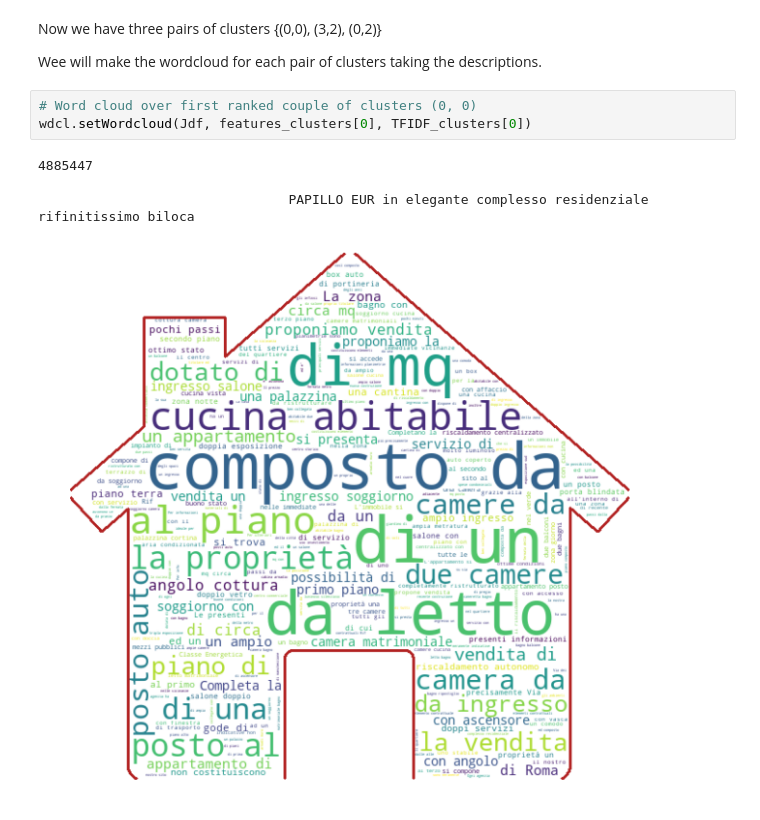
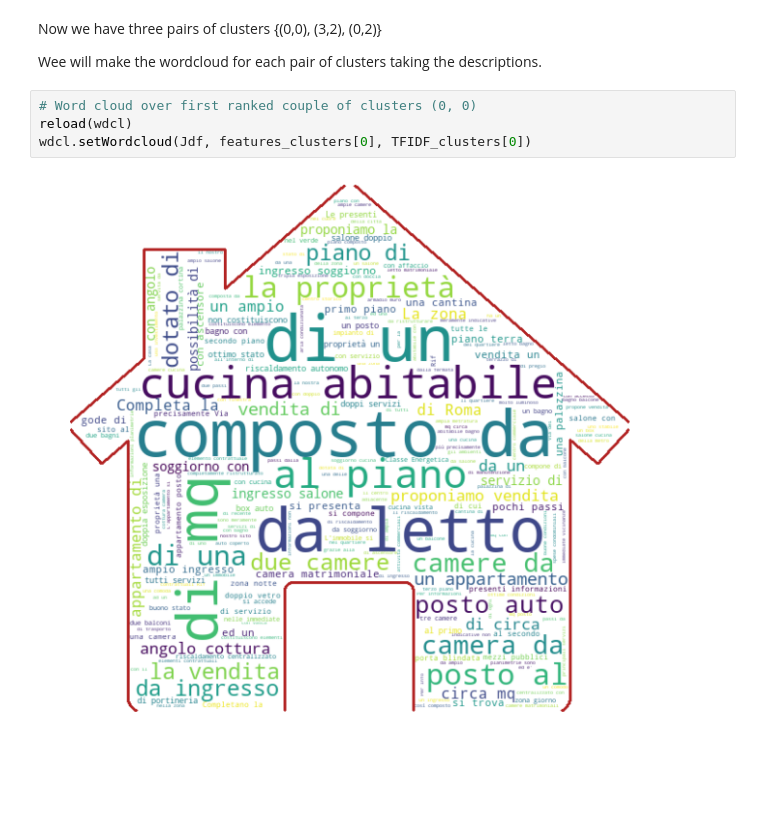
Before and after one commit to cerniello/Web-Scraping-Clustering-Real-Estate-Data, a Jupyter notebook: HW4.ipynb, the cells around one changed output. Cells and saved outputs as stored; diff of their text form; blank space fills up the shorter version.

```diff
--- a/HW4.ipynb
+++ b/HW4.ipynb
@@ -382,12 +382,10 @@ Now we have three pairs of clusters {(0,0), (3,2), (0,2)}
 Wee will make the wordcloud for each pair of clusters taking the descriptions.
 # %%
 # Word cloud over first ranked couple of clusters (0, 0)
+reload(wdcl)
 wdcl.setWordcloud(Jdf, features_clusters[0], TFIDF_clusters[0])
 # %% [output]
-4885447
-
-                                PAPILLO EUR in elegante complesso residenziale rifinitissimo biloca
-[figure, old version]
+[figure, new version]
 # %%
 # Word cloud over first ranked couple of clusters (3, 2)
 wdcl.setWordcloud(Jdf, features_clusters[3], TFIDF_clusters[2])
```
Also changed, not shown: parts of 40 cells of this notebook.
